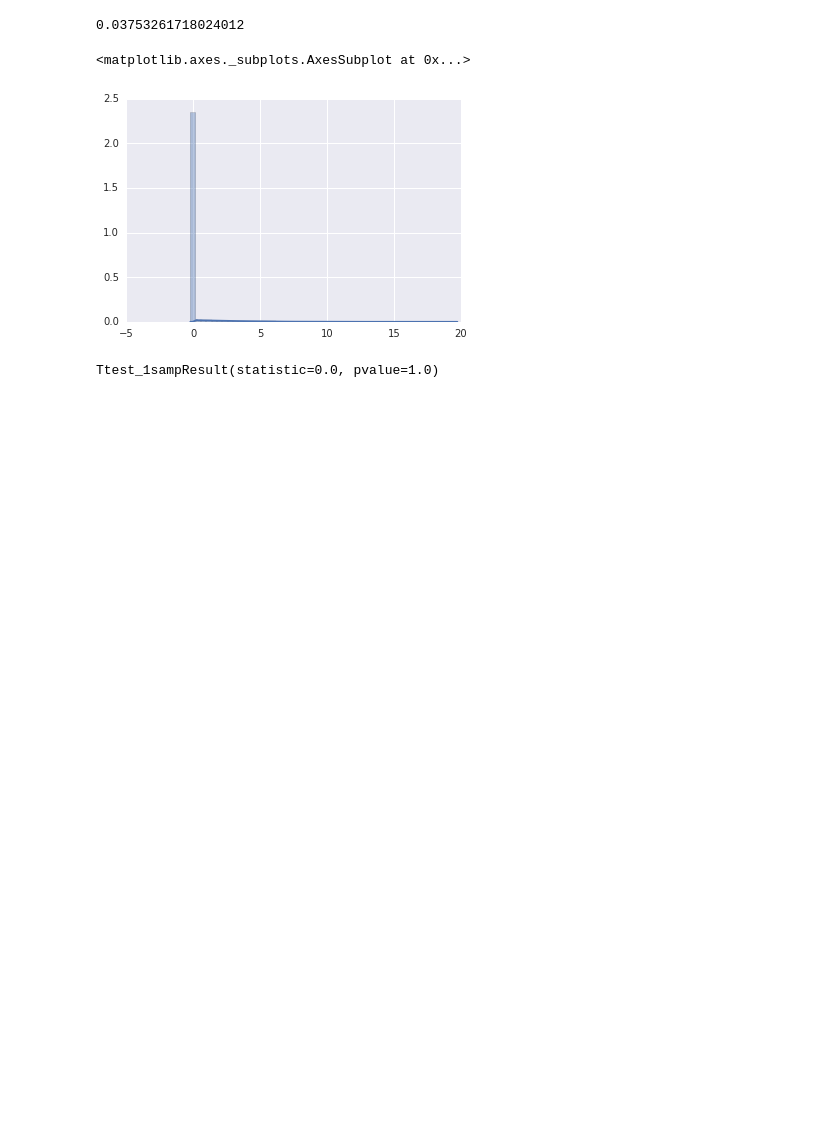
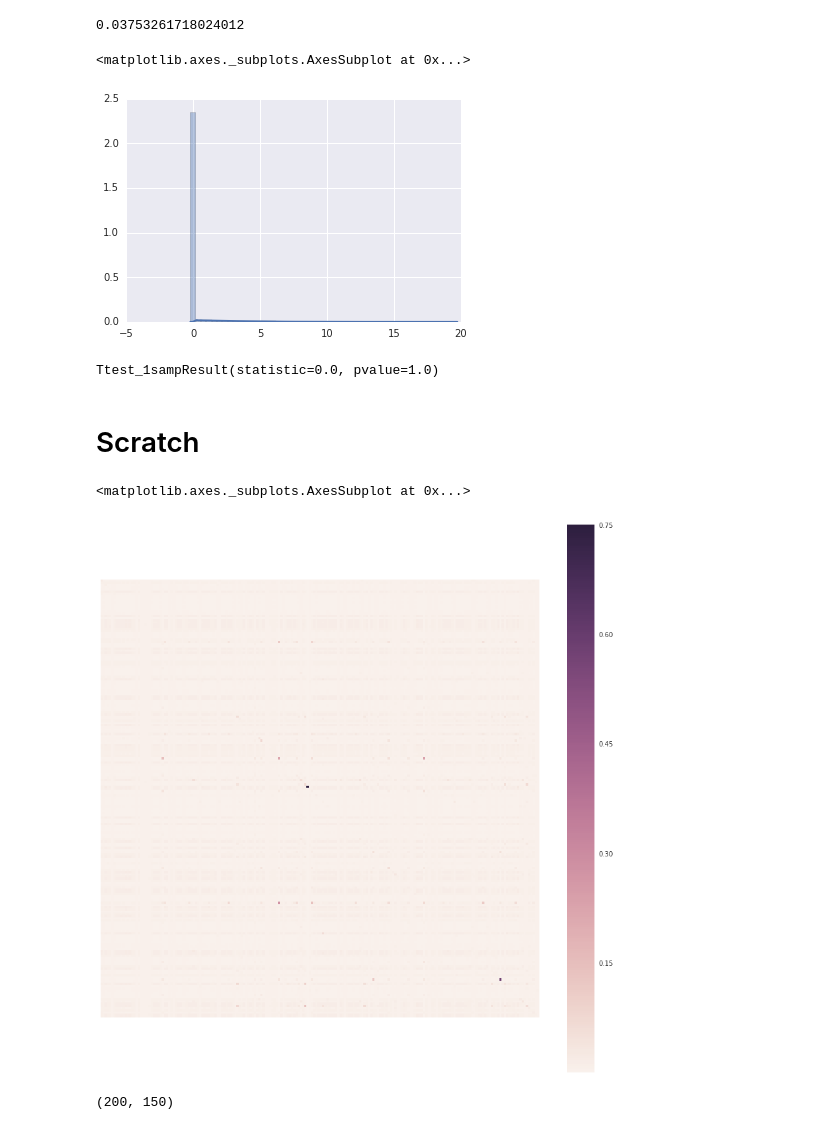
Before and after one commit to jenhantao/genomic_grammar, a Jupyter notebook: Classification Attention Analysis.ipynb, the cells around one changed output. Cells and saved outputs as stored; diff of their text form; code cells hidden in the pictures; blank space fills up the shorter version.

```diff
--- a/Classification Attention Analysis.ipynb
+++ b/Classification Attention Analysis.ipynb
@@ -641,3 +636,17 @@ sns.distplot(scipy.stats.zscore(flattened_scores))
 scipy.stats.ttest_1samp([1,2,3],2f)
 # %% [output]
 Ttest_1sampResult(statistic=0.0, pvalue=1.0)
+# %% [markdown]
+# Scratch
+# %%
+plt.figure(figsize=(15,15))
+sns.heatmap(treatment_attention_dict['kla-1h'][0], xticklabels=False,
+            yticklabels=False,
+            square = True)
+# %% [output]
+<matplotlib.axes._subplots.AxesSubplot at 0x...>
+[figure, added]
+# %%
+treatment_motifScores_dict['kla-1h'][0].shape
+# %% [output]
+(200, 150)
```
Also changed, not shown: parts of 15 cells of this notebook.
